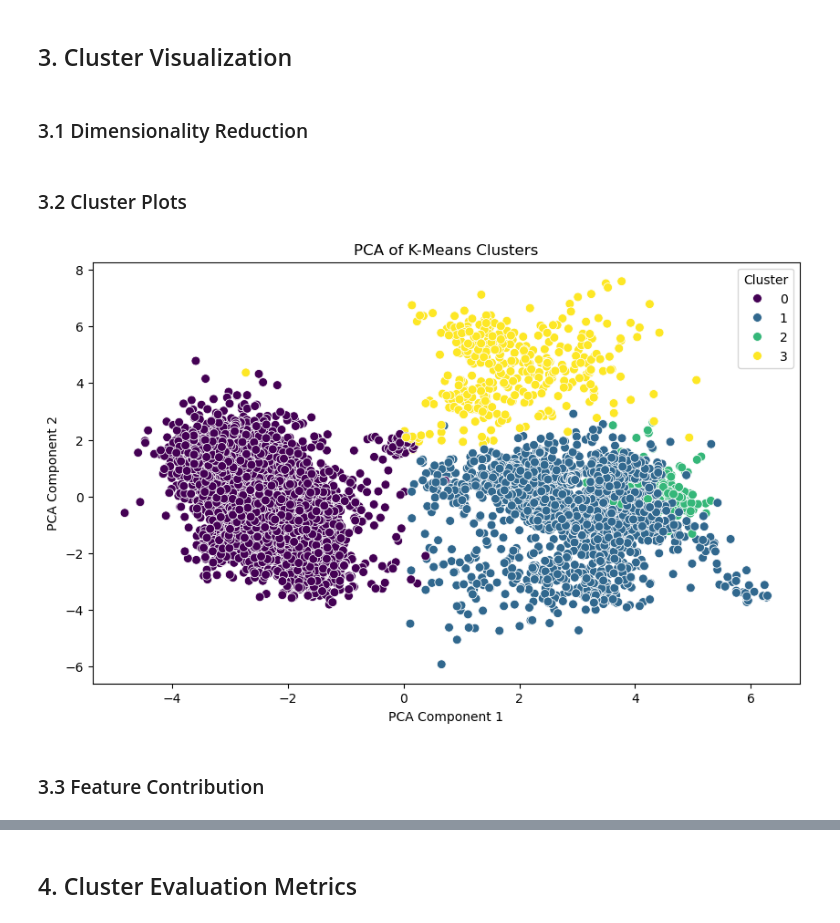
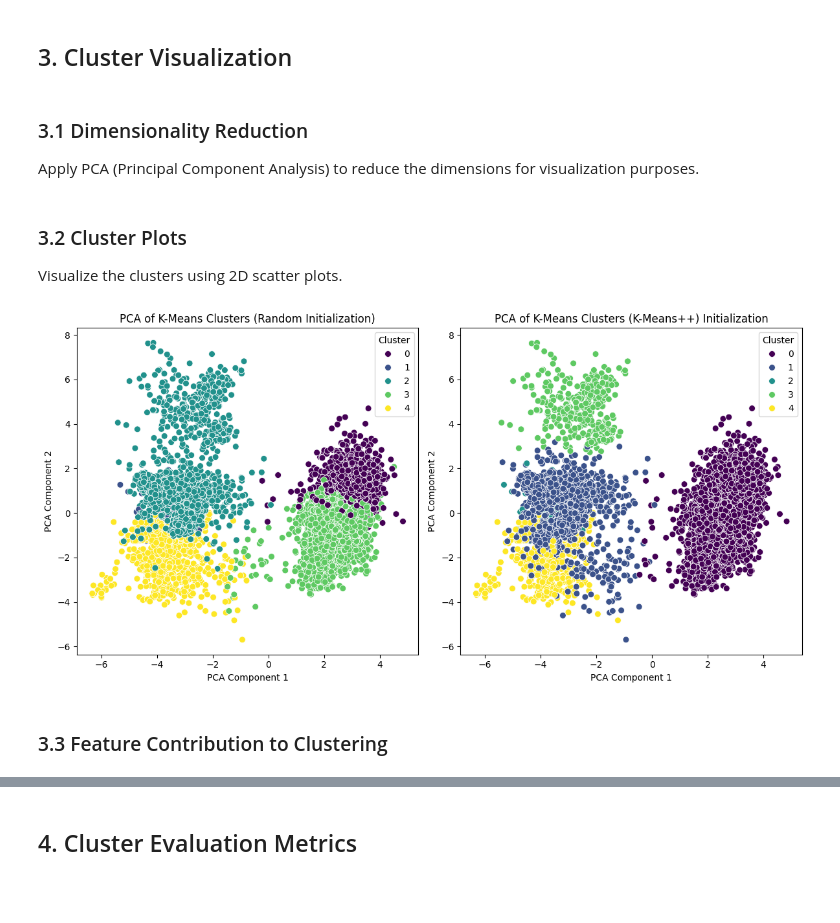
Before and after one commit to harshit-jain52/CS60050, a Jupyter notebook: assgn03/A3_Part2.ipynb, the cells around one changed output, grey strips where cells are left out. Cells and saved outputs as stored; diff of their text form; code cells hidden in the pictures; blank space fills up the shorter version.

```diff
--- a/assgn03/A3_Part2.ipynb
+++ b/assgn03/A3_Part2.ipynb
@@ -134,8 +146,3 @@ plt.xticks(rotation=90)
 plt.show()
 # %% [output]
 [figure]
-# %%
-for column in mfcc_data.columns:
-    skewness = mfcc_data[column].skew()
-    kurtosis = mfcc_data[column].kurtosis()
-    print(f"{column}: Skewness = {skewness:.2f}, Kurtosis = {kurtosis:.2f}")
@@ -312,6 +348,6 @@ The Silhouette Score ranges from -1 to 1:
 # %%
 # Set the optimal number of clusters
-optimal_k = 4  # Elbow Point
+optimal_k = 5  # Elbow Point
 
 # Run K-Means clustering with the optimal number of clusters
 kmeans = KMeans(n_clusters=optimal_k, random_state=42)
@@ -362,3 +400,4 @@ Silhouette Score with K-Means++ Initialization: 0.3782
 ## 3. Cluster Visualization
 # %% [markdown]
 ### 3.1 Dimensionality Reduction
+Apply PCA (Principal Component Analysis) to reduce the dimensions for visualization purposes.
@@ -373,18 +404,44 @@ pca_df['Cluster'] = labels_kmeans_plus  # Add cluster labels
+# %%
+pca = PCA(n_components=2)
+
+# PCA for K-Means with Random Initialization
+pca_result_random = pca.fit_transform(mfcc_reduced_df)
+pca_df_random = pd.DataFrame(data=pca_result_random, columns=['PCA1', 'PCA2'])
+pca_df_random['Cluster'] = labels_random  # Add cluster labels
+
+# PCA for K-Means with K-Means++ Initialization
+pca_result_kmeans_plus = pca.fit_transform(mfcc_reduced_df)
+pca_df_kmeans_plus = pd.DataFrame(data=pca_result_kmeans_plus, columns=['PCA1', 'PCA2'])
+pca_df_kmeans_plus['Cluster'] = labels_kmeans_plus  # Add cluster labels
 # %% [markdown]
 ### 3.2 Cluster Plots
+Visualize the clusters using 2D scatter plots.
 # %%
-# Plot the PCA results
-plt.figure(figsize=(10, 6))
-sns.scatterplot(data=pca_df, x='PCA1', y='PCA2', hue='Cluster', palette='viridis', s=50)
-plt.title("PCA of K-Means Clusters")
+# Plot the PCA results for Random Initialization
+plt.figure(figsize=(12, 6))
+
+# Plot for Random Initialization
+plt.subplot(1, 2, 1)
+sns.scatterplot(data=pca_df_random, x='PCA1', y='PCA2', hue='Cluster', palette='viridis', s=50)
+plt.title("PCA of K-Means Clusters (Random Initialization)")
 plt.xlabel("PCA Component 1")
 plt.ylabel("PCA Component 2")
 plt.legend(title='Cluster')
+
+# Plot for K-Means++ Initialization
+plt.subplot(1, 2, 2)
+sns.scatterplot(data=pca_df_kmeans_plus, x='PCA1', y='PCA2', hue='Cluster', palette='viridis', s=50)
+plt.title("PCA of K-Means Clusters (K-Means++) Initialization")
+plt.xlabel("PCA Component 1")
+plt.ylabel("PCA Component 2")
+plt.legend(title='Cluster')
+
+plt.tight_layout()
 plt.show()
 # %% [output]
-[figure, old version]
+[figure, new version]
 # %% [markdown]
-### 3.3 Feature Contribution
+### 3.3 Feature Contribution to Clustering
 # %%
 # Calculate the centroids of the clusters
 centroids = kmeans_kmeans_plus.cluster_centers_
```
Also changed, not shown: parts of 42 cells of this notebook, 1 other file.
